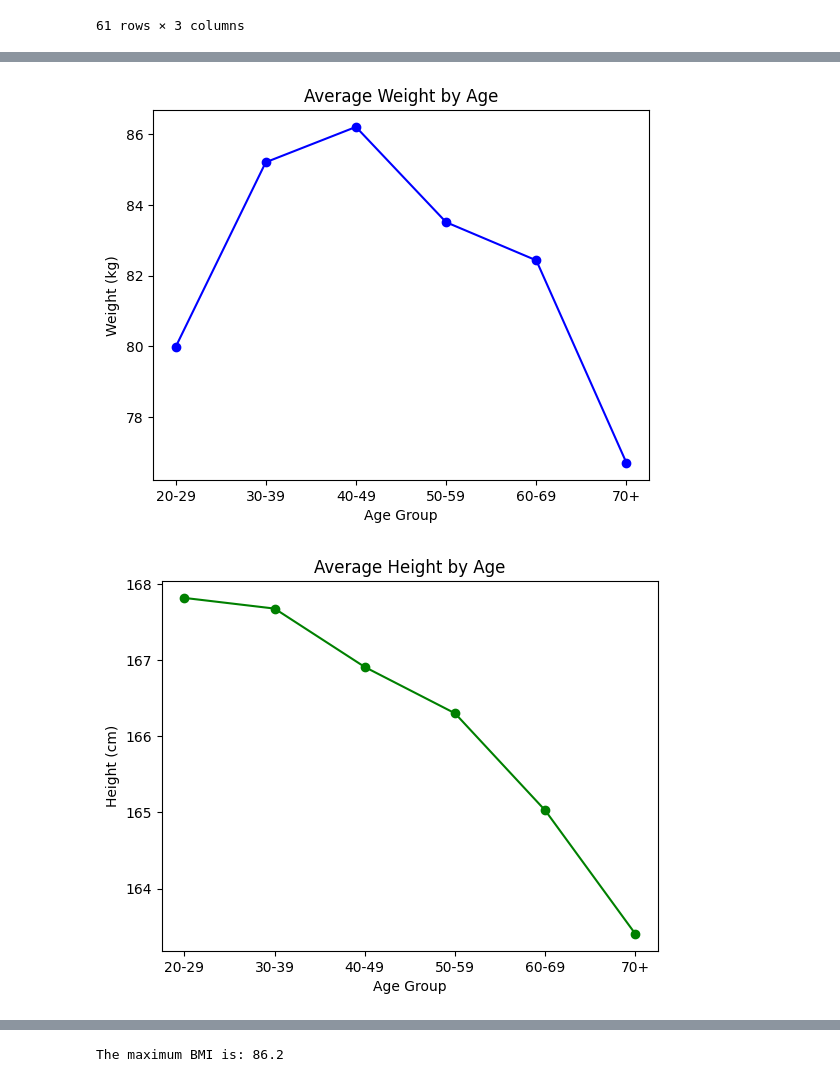
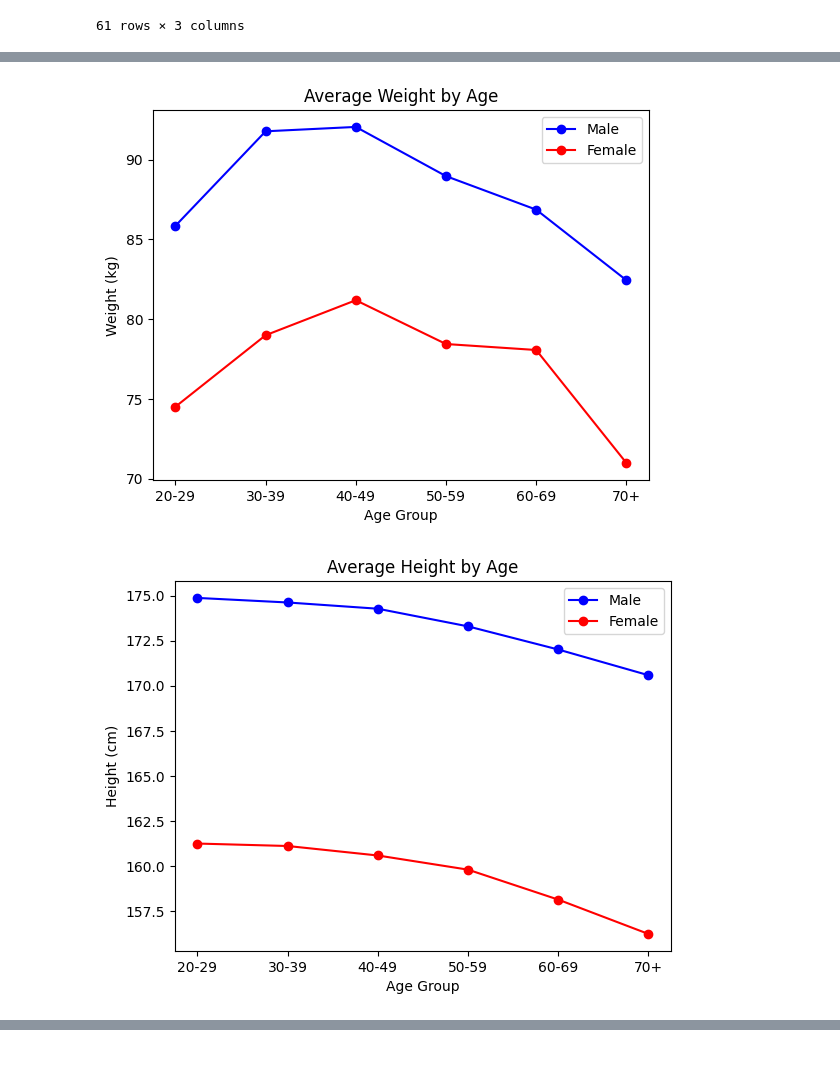
Before and after one commit to tejasabert/NHANES_FTI, a Jupyter notebook: TejasAbert_NHANESFTI_Project.ipynb, the cells around one changed output, grey strips where cells are left out. Drawn from its saved outputs; the diff is of its cells as text; code cells hidden in the pictures.

```diff
--- a/TejasAbert_NHANESFTI_Project.ipynb
+++ b/TejasAbert_NHANESFTI_Project.ipynb
@@ -140,36 +153,38 @@ df.groupby('Age')[['BMI','Weight_kg','Height_cm']].mean()
 # %%
 import matplotlib.pyplot as plt
 
-#age groups
+# age groups
 df['AgeGroup'] = pd.cut(df['Age'], bins=[20,30,40,50,60,70,81],
                         labels=['20-29','30-39','40-49','50-59','60-69','70+'])
-# averages
-avg_bmi = df.groupby('AgeGroup')['BMI'].mean()
-avg_weight = df.groupby('AgeGroup')['Weight_kg'].mean()
-avg_height = df.groupby('AgeGroup')['Height_cm'].mean()
+
+# split into men and women
+men = df[df['Sex']=='Male']
+women = df[df['Sex']=='Female']
 
 # chart 1 (BMI)
-plt.plot(avg_bmi.index, avg_bmi.values, marker='o', color='red')
+plt.plot(men.groupby('AgeGroup')['BMI'].mean().index, men.groupby('AgeGroup')['BMI'].mean().values, marker='o', color='blue', label='Male')
+plt.plot(women.groupby('AgeGroup')['BMI'].mean().index, women.groupby('AgeGroup')['BMI'].mean().values, marker='o', color='red', label='Female')
 plt.title('Average BMI by Age')
 plt.xlabel('Age Group')
 plt.ylabel('BMI')
+plt.legend()
 plt.show()
 
 # chart 2 (Weight)
-plt.plot(avg_weight.index, avg_weight.values, marker='o', color='blue')
+plt.plot(men.groupby('AgeGroup')['Weight_kg'].mean().index, men.groupby('AgeGroup')['Weight_kg'].mean().values, marker='o', color='blue', label='Male')
+plt.plot(women.groupby('AgeGroup')['Weight_kg'].mean().index, women.groupby('AgeGroup')['Weight_kg'].mean().values, marker='o', color='red', label='Female')
 plt.title('Average Weight by Age')
 plt.xlabel('Age Group')
 plt.ylabel('Weight (kg)')
+plt.legend()
 plt.show()
 
 # chart 3 (Height)
-plt.plot(avg_height.index, avg_height.values, marker='o', color='green')
+plt.plot(men.groupby('AgeGroup')['Height_cm'].mean().index, men.groupby('AgeGroup')['Height_cm'].mean().values, marker='o', color='blue', label='Male')
+plt.plot(women.groupby('AgeGroup')['Height_cm'].mean().index, women.groupby('AgeGroup')['Height_cm'].mean().values, marker='o', color='red', label='Female')
 plt.title('Average Height by Age')
 plt.xlabel('Age Group')
 plt.ylabel('Height (cm)')
+plt.legend()
 plt.show()
-
-print(avg_bmi)
-print(avg_weight)
-print(avg_height)
 # %% [output]
@@ -177,2 +192,2 @@ print(avg_height)
-[figure, old version]
+[figure, new version]
-[figure, old version]
+[figure, new version]
@@ -196,5 +193,0 @@ Name: Height_cm, dtype: float64
-# %%
-max_bmi = df['BMI'].max()
-print(f"The maximum BMI is: {max_bmi}")
-# %% [output]
-The maximum BMI is: 86.2
```
Also changed, not shown: parts of 7 cells of this notebook.
